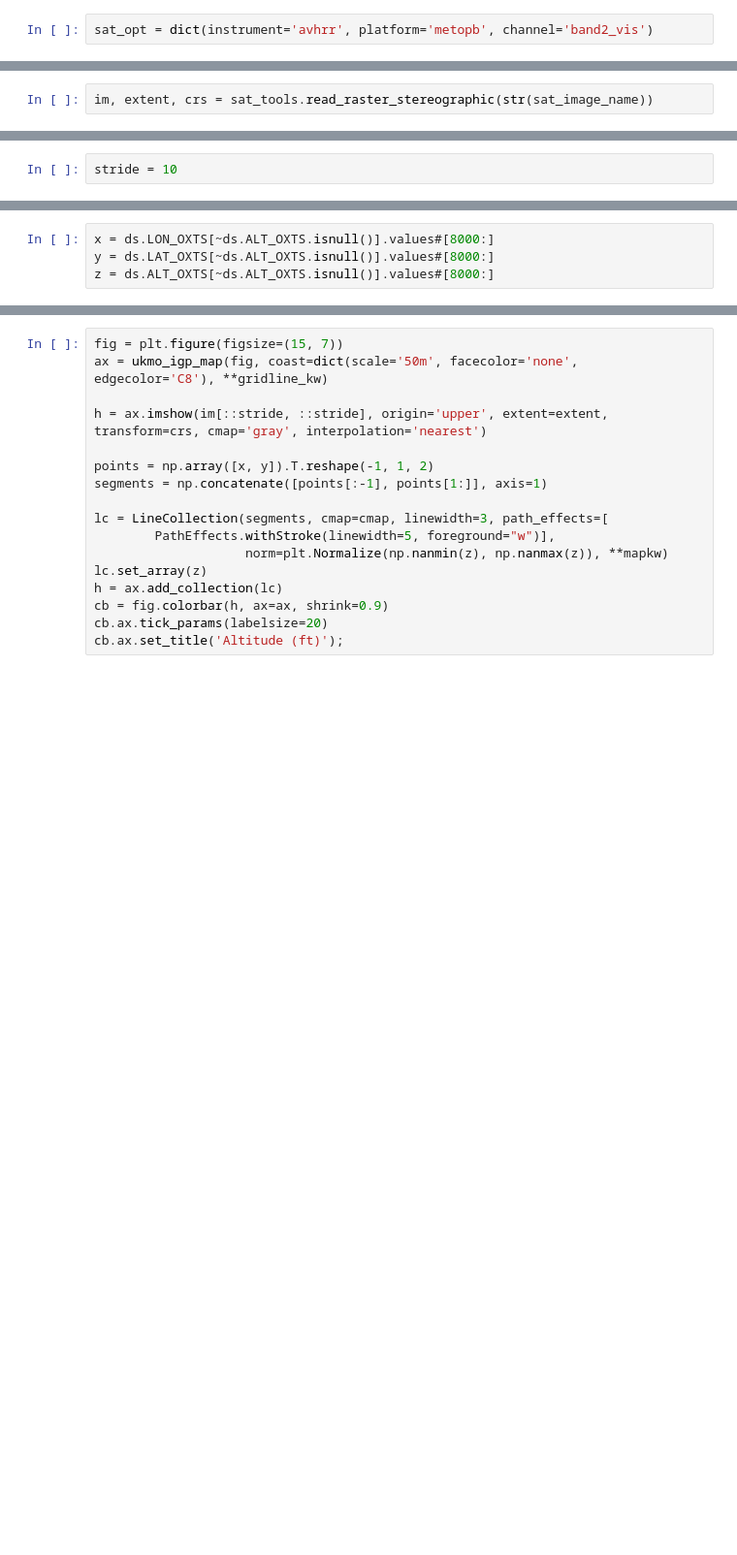
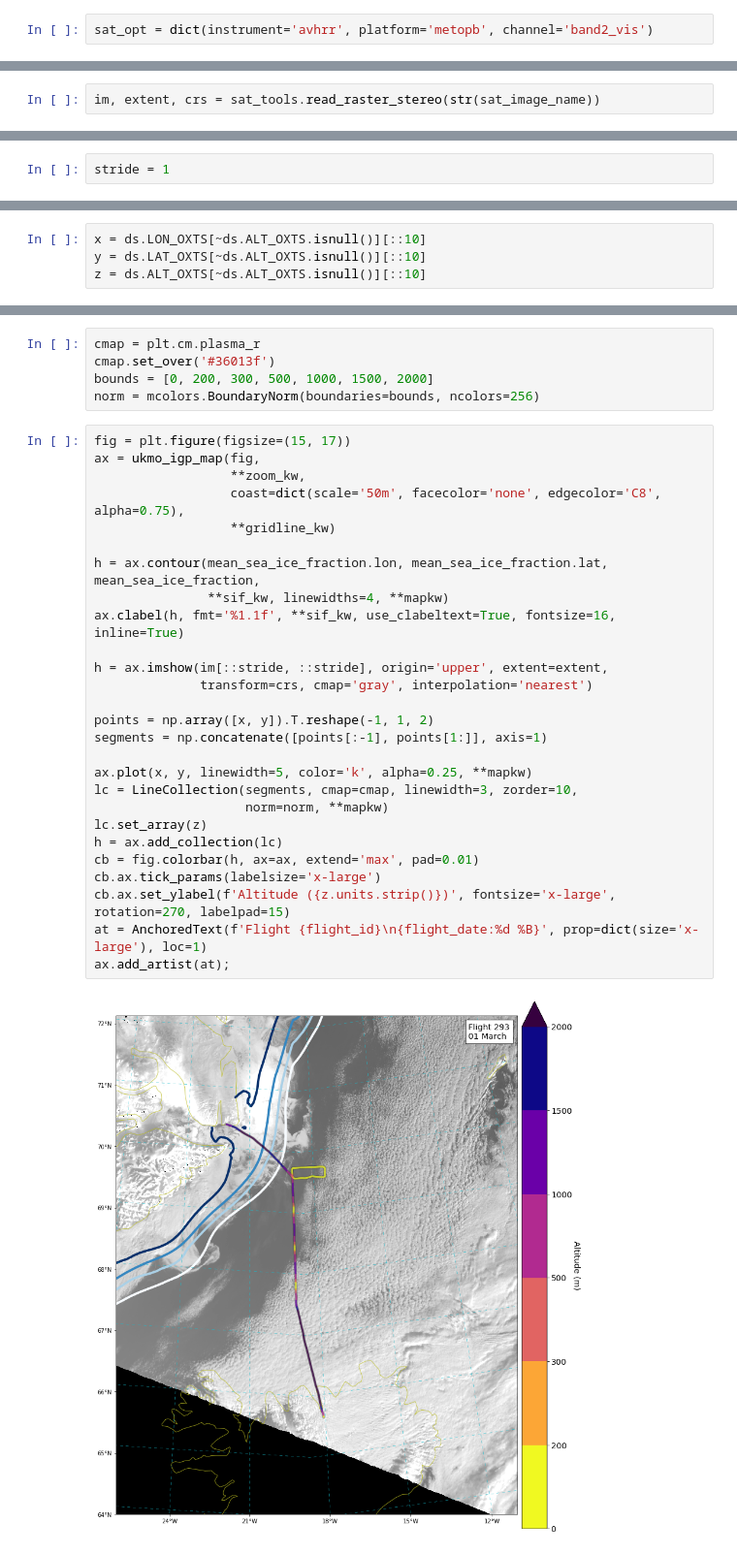
Before and after one commit to IGPResearch/sandbox, a Jupyter notebook: code/Flight-Track-Sat-Image.ipynb, the cells around one changed output, grey strips where cells are left out. Shown at 97% size. Saved outputs shown, nothing was run; the diff lists cells and outputs as text; blank space fills up the shorter version.

Commit message:
Update NB with MASIN flights overview

```diff
--- a/code/Flight-Track-Sat-Image.ipynb
+++ b/code/Flight-Track-Sat-Image.ipynb
@@ -31,2 +163,2 @@ if not sat_image_name.is_file():
 # %%
-im, extent, crs = sat_tools.read_raster_stereographic(str(sat_image_name))
+im, extent, crs = sat_tools.read_raster_stereo(str(sat_image_name))
@@ -40,2 +165,2 @@ gridline_kw = dict(linestyle=(0, (10, 10)), linewidth=0.5, color='C9')
 # %%
-stride = 10
+stride = 1
@@ -47,4 +167,4 @@ ds = xr.open_dataset(masin_data_path, decode_times=False)
 # %%
-x = ds.LON_OXTS[~ds.ALT_OXTS.isnull()].values#[8000:]
-y = ds.LAT_OXTS[~ds.ALT_OXTS.isnull()].values#[8000:]
-z = ds.ALT_OXTS[~ds.ALT_OXTS.isnull()].values#[8000:]
+x = ds.LON_OXTS[~ds.ALT_OXTS.isnull()][::10]
+y = ds.LAT_OXTS[~ds.ALT_OXTS.isnull()][::10]
+z = ds.ALT_OXTS[~ds.ALT_OXTS.isnull()][::10]
@@ -53,17 +171,34 @@ cmap = plt.cm.plasma
+# %%
+cmap = plt.cm.plasma_r
+cmap.set_over('#36013f')
+bounds = [0, 200, 300, 500, 1000, 1500, 2000]
+norm = mcolors.BoundaryNorm(boundaries=bounds, ncolors=256)
 # %%
-fig = plt.figure(figsize=(15, 7))
-ax = ukmo_igp_map(fig, coast=dict(scale='50m', facecolor='none', edgecolor='C8'), **gridline_kw)
+fig = plt.figure(figsize=(15, 17))
+ax = ukmo_igp_map(fig,
+                  **zoom_kw,
+                  coast=dict(scale='50m', facecolor='none', edgecolor='C8', alpha=0.75),
+                  **gridline_kw)
 
-h = ax.imshow(im[::stride, ::stride], origin='upper', extent=extent, transform=crs, cmap='gray', interpolation='nearest')
+h = ax.contour(mean_sea_ice_fraction.lon, mean_sea_ice_fraction.lat, mean_sea_ice_fraction,
+               **sif_kw, linewidths=4, **mapkw)
+ax.clabel(h, fmt='%1.1f', **sif_kw, use_clabeltext=True, fontsize=16, inline=True)
+
+h = ax.imshow(im[::stride, ::stride], origin='upper', extent=extent,
+              transform=crs, cmap='gray', interpolation='nearest')
 
 points = np.array([x, y]).T.reshape(-1, 1, 2)
 segments = np.concatenate([points[:-1], points[1:]], axis=1)
 
-lc = LineCollection(segments, cmap=cmap, linewidth=3, path_effects=[
-        PathEffects.withStroke(linewidth=5, foreground="w")],
-                    norm=plt.Normalize(np.nanmin(z), np.nanmax(z)), **mapkw)
+ax.plot(x, y, linewidth=5, color='k', alpha=0.25, **mapkw)
+lc = LineCollection(segments, cmap=cmap, linewidth=3, zorder=10,
+                    norm=norm, **mapkw)
 lc.set_array(z)
 h = ax.add_collection(lc)
-cb = fig.colorbar(h, ax=ax, shrink=0.9)
-cb.ax.tick_params(labelsize=20)
-cb.ax.set_title('Altitude (ft)');
+cb = fig.colorbar(h, ax=ax, extend='max', pad=0.01)
+cb.ax.tick_params(labelsize='x-large')
+cb.ax.set_ylabel(f'Altitude ({z.units.strip()})', fontsize='x-large', rotation=270, labelpad=15)
+at = AnchoredText(f'Flight {flight_id}\n{flight_date:%d %B}', prop=dict(size='x-large'), loc=1)
+ax.add_artist(at);
+# %% [output]
+[figure, added]
```
Also changed, not shown: parts of 32 cells of this notebook, 3 other files.
